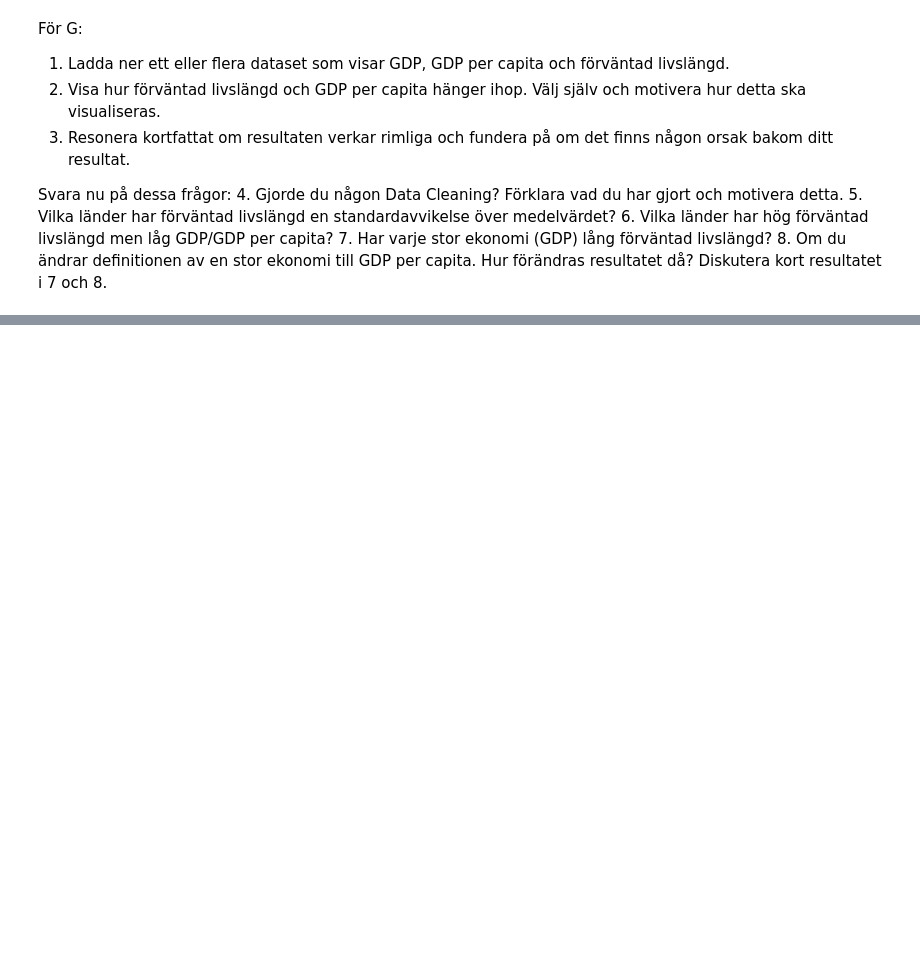
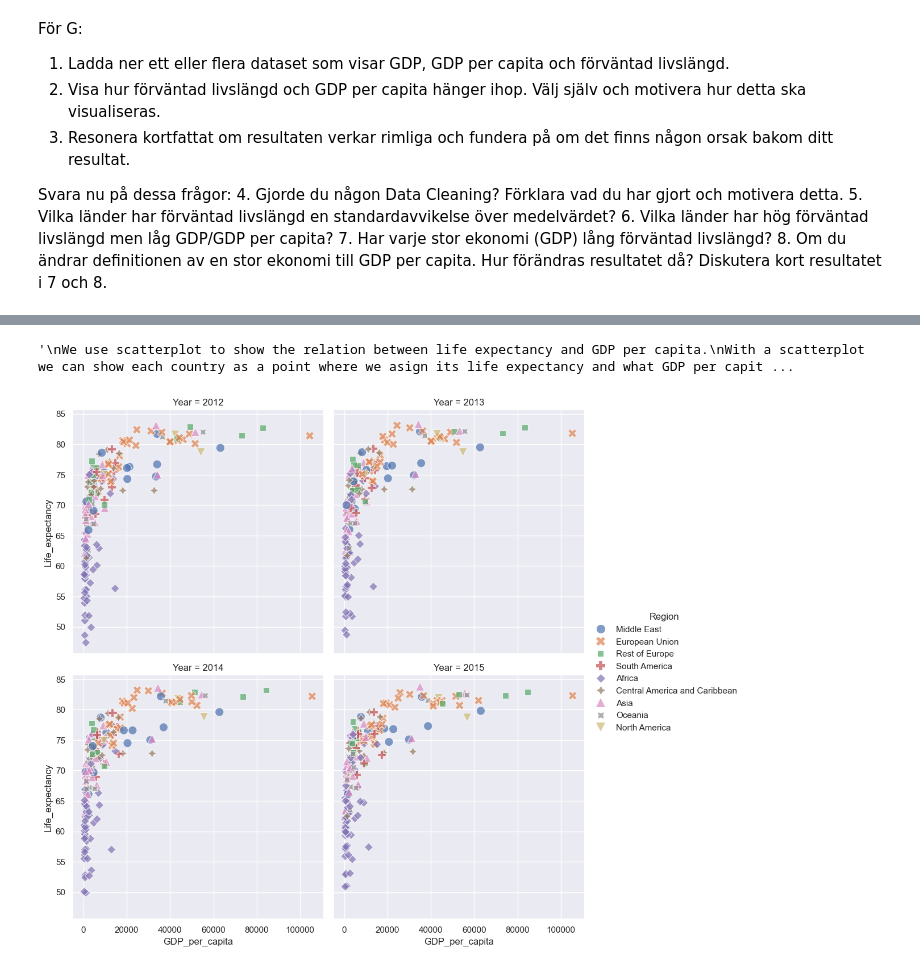
Before and after one commit to microgram17/pandasuppg, a Jupyter notebook: gdp_life_expectancy.ipynb, the cells around one changed output, grey strips where cells are left out. Drawn from its saved outputs; the diff is of its cells as text; code cells hidden in the pictures; blank space fills up the shorter version.

```diff
--- a/gdp_life_expectancy.ipynb
+++ b/gdp_life_expectancy.ipynb
@@ -48,0 +50,13 @@ df_gdp
+# %%
+
+sns.relplot(data=df_life, x="GDP_per_capita", y="Life_expectancy", col="Year",
+            hue="Region", style="Region", col_wrap=2, alpha=.7, s=120)
+
+"""
+We use scatterplot to show the relation between life expectancy and GDP per capita.
+With a scatterplot we can show each country as a point where we asign its life expectancy and what GDP per capita it has.
+As we are using 4 different years this is also divided based on year to show the differance between each year.
+"""
+# %% [output]
+'\nWe use scatterplot to show the relation between life expectancy and GDP per capita.\nWith a scatterplot we can show each country as a point where we asign its life expectancy and what GDP per capit ...
+[figure, added]
```
Also changed, not shown: parts of 2 cells of this notebook.
